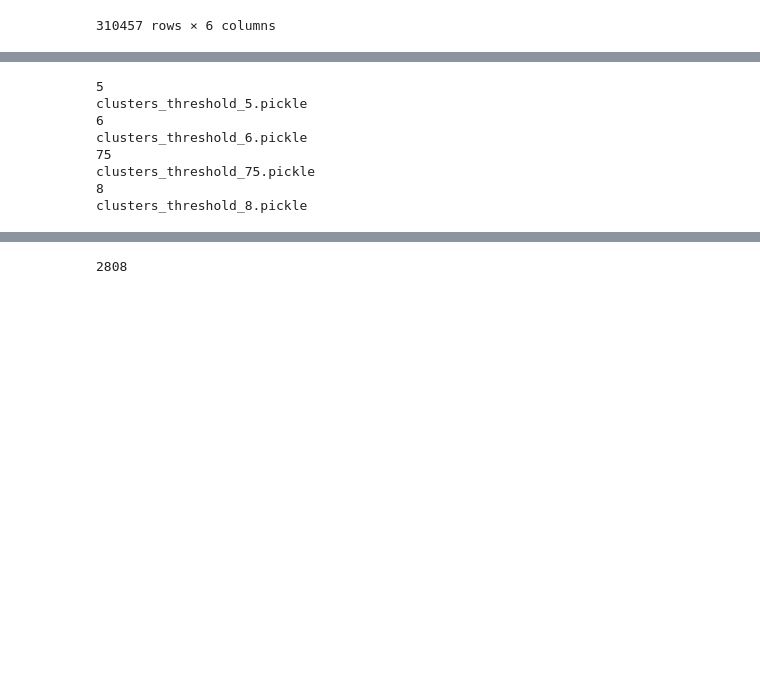
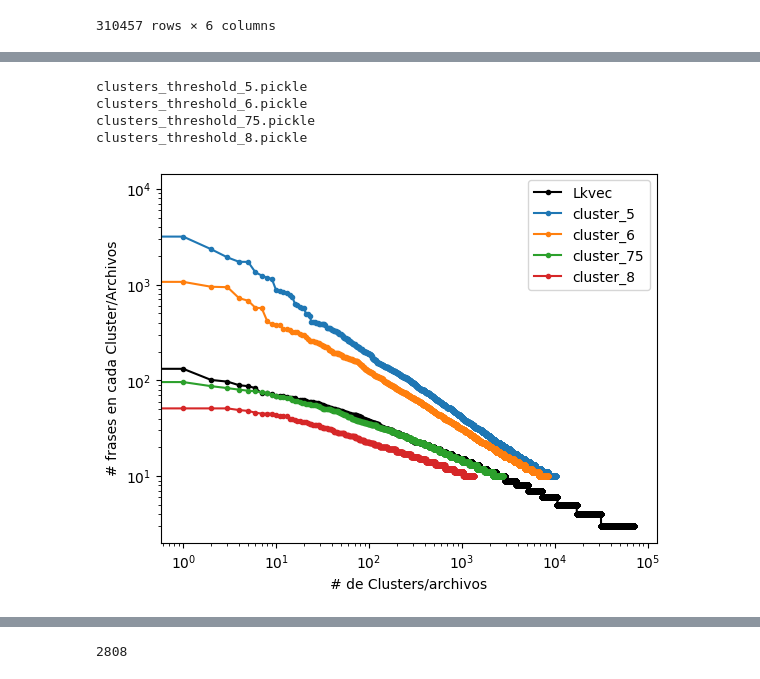
Before and after one commit to Ale-Mildiner/Tesis, a Jupyter notebook: Lkvec_Emb_comparation/visualizacion.ipynb, the cells around one changed output, grey strips where cells are left out. Saved outputs shown, nothing was run; the diff lists cells and outputs as text; code cells hidden in the pictures; blank space fills up the shorter version.

Commit message:
comparacion Lkvec con embeddings, con grafico en cuanto oa cantidad de archivos y cantidada de frases en cada uno, no lo que hay adentro

```diff
--- a/Lkvec_Emb_comparation/visualizacion.ipynb
+++ b/Lkvec_Emb_comparation/visualizacion.ipynb
@@ -32,20 +45,41 @@ import os
 import re
 
 patern = r"_(\d+).pickle"
-pathGit = 'd:/Git_Proyects/Tesis/Embbedings_Lkvec/'
+pathGit = 'c:/Git_Proyects/Tesis/Embbedings_Lkvec/'
+variables = {}
+
 for file in os.listdir(pathGit):
     if file.endswith('.pickle'):
-        print(re.findall(patern, file)[0])
-        clus_re.findall(patern, file)[0]
+        number = re.findall(patern, file)[0]
+        variable_name = f"cluster_{number}"
+        value = pk.load(open(pathGit+file, 'rb'))
+        variables[variable_name] = value
+
+
+        #clus_re.findall(patern, file)[0]
         print(file)
 # clus_5 = pk.load(open(pathGit+'clusters_threshold_5.pickle', 'rb'))
 # len(clus_5)
 # %% [output]
-5
 clusters_threshold_5.pickle
-6
 clusters_threshold_6.pickle
-75
 clusters_threshold_75.pickle
-8
 clusters_threshold_8.pickle
+# %%
+archivos = list(variables.keys())
+cantidad = {}
+for file in archivos:
+    cantidad = []
+    for i,cluster in enumerate(file):
+        print(len(file[i]))
+#         cantidad.append(len(vari))
+#    len(variables.get(clsuters[0]))
+# %%
+cantidades = {}
+for file in archivos:
+    data = variables.get(file)
+    cantidad = []
+    for i, cluster in enumerate(data):
+        cantidad.append(len(data[i]))
+
+    cantidades[file] = cantidad
@@ -51,0 +88,16 @@ clusters_threshold_8.pickle
+# %%
+sorted(Lkvec_phrs_count, reverse = True)
+
+plt.figure()
+plt.plot(sorted(Lkvec_phrs_count, reverse = True), '.-',label ='Lkvec', color = 'black')
+for file in archivos:
+    cant_plot = sorted(cantidades[file], reverse = True)
+    plt.plot(cant_plot, '.-', label = file)
+plt.yscale('log')
+plt.xscale('log')
+plt.ylabel('# frases en cada Cluster/Archivos')
+plt.xlabel('# de Clusters/archivos')
+plt.legend()
+plt.show()
+# %% [output]
+[figure, added]
```
Also changed, not shown: parts of 4 cells of this notebook.
